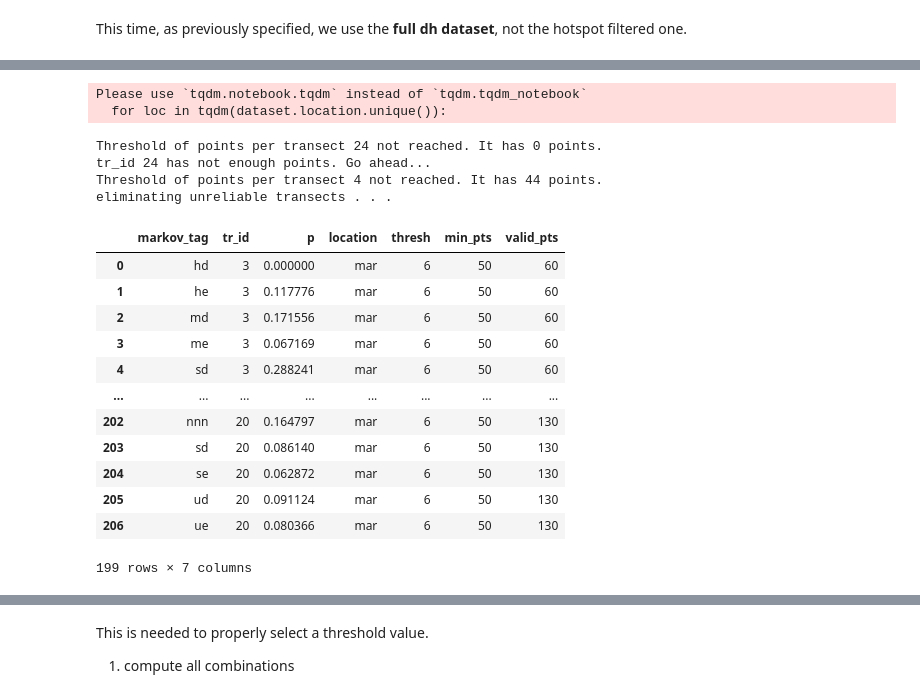
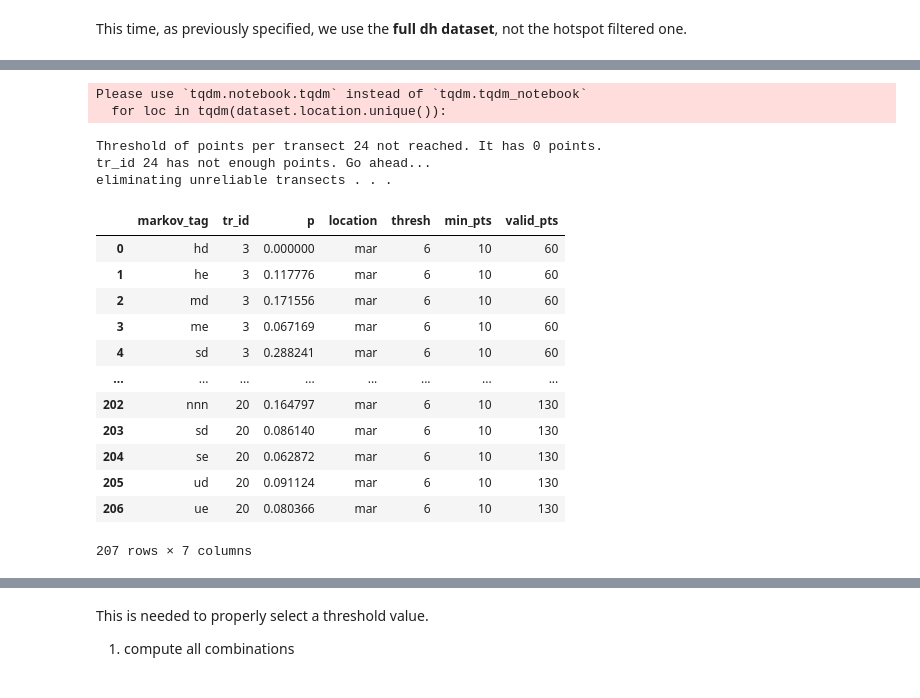
Before and after one commit to npucino/sandpyper, a Jupyter notebook: examples/Example_5b_Beachface Cluster Dynamics indices - transect level.ipynb, the cells around one changed output, grey strips where cells are left out. Cells and saved outputs as stored; diff of their text form; code cells hidden in the pictures.

```diff
--- a/examples/Example_5b_Beachface Cluster Dynamics indices - transect level.ipynb
+++ b/examples/Example_5b_Beachface Cluster Dynamics indices - transect level.ipynb
@@ -22,3 +46,10 @@ in_file=r"C:\my_packages\doc_data\profiles\markov_tagged_fulldh_df.csv"
 dirNameTrans=r"C:\my_packages\doc_data\transects\\"
 
 dataset=pd.read_csv(in_file)
+
+dataset["coordinates"]=dataset.geometry.apply(coords_to_points)
+dataset_gdf=gpd.GeoDataFrame(dataset, geometry="coordinates",crs=crs_dict_string['mar'])
+dataset_gdf.sort_values(['date_pre'], inplace=True)
+# %%
+dataset_mar=dataset.query("location=='mar'")
+dataset_mar
@@ -32,36 +77,35 @@ weights_dict={"ee":1,"ed":1,
 label_order=['ed', 'hd', 'md', 'sd', 'ud', 'ue', 'se', 'me', 'he', 'ee']
 # %%
 thresh=6
-min_points=50
+min_points=10
 
 ss_tr=steady_state_transect(dataset_mar,
                             field_unique_id='geometry',
                             thresh=thresh,
                             min_points=min_points,
                             mode='nnn',
                             unreal="drop"
                            )
 ss_tr
 # %% [output]
 Please use `tqdm.notebook.tqdm` instead of `tqdm.tqdm_notebook`
   for loc in tqdm(dataset.location.unique()):
 Threshold of points per transect 24 not reached. It has 0 points.
 tr_id 24 has not enough points. Go ahead...
-Threshold of points per transect 4 not reached. It has 44 points.
 eliminating unreliable transects . . .
 |  | markov_tag | tr_id | p | location | thresh | min_pts | valid_pts |
-| 0 | hd | 3 | 0.000000 | mar | 6 | 50 | 60 |
-| 1 | he | 3 | 0.117776 | mar | 6 | 50 | 60 |
-| 2 | md | 3 | 0.171556 | mar | 6 | 50 | 60 |
-| 3 | me | 3 | 0.067169 | mar | 6 | 50 | 60 |
-| 4 | sd | 3 | 0.288241 | mar | 6 | 50 | 60 |
+| 0 | hd | 3 | 0.000000 | mar | 6 | 10 | 60 |
+| 1 | he | 3 | 0.117776 | mar | 6 | 10 | 60 |
+| 2 | md | 3 | 0.171556 | mar | 6 | 10 | 60 |
+| 3 | me | 3 | 0.067169 | mar | 6 | 10 | 60 |
+| 4 | sd | 3 | 0.288241 | mar | 6 | 10 | 60 |
 | ... | ... | ... | ... | ... | ... | ... | ... |
-| 202 | nnn | 20 | 0.164797 | mar | 6 | 50 | 130 |
-| 203 | sd | 20 | 0.086140 | mar | 6 | 50 | 130 |
-| 204 | se | 20 | 0.062872 | mar | 6 | 50 | 130 |
-| 205 | ud | 20 | 0.091124 | mar | 6 | 50 | 130 |
-| 206 | ue | 20 | 0.080366 | mar | 6 | 50 | 130 |
+| 202 | nnn | 20 | 0.164797 | mar | 6 | 10 | 130 |
+| 203 | sd | 20 | 0.086140 | mar | 6 | 10 | 130 |
+| 204 | se | 20 | 0.062872 | mar | 6 | 10 | 130 |
+| 205 | ud | 20 | 0.091124 | mar | 6 | 10 | 130 |
+| 206 | ue | 20 | 0.080366 | mar | 6 | 10 | 130 |
-199 rows × 7 columns
+207 rows × 7 columns
 # %%
 f,ax= plt.subplots(figsize=(20,20))
 
```
Also changed, not shown: parts of 6 cells of this notebook, 7 other files.
